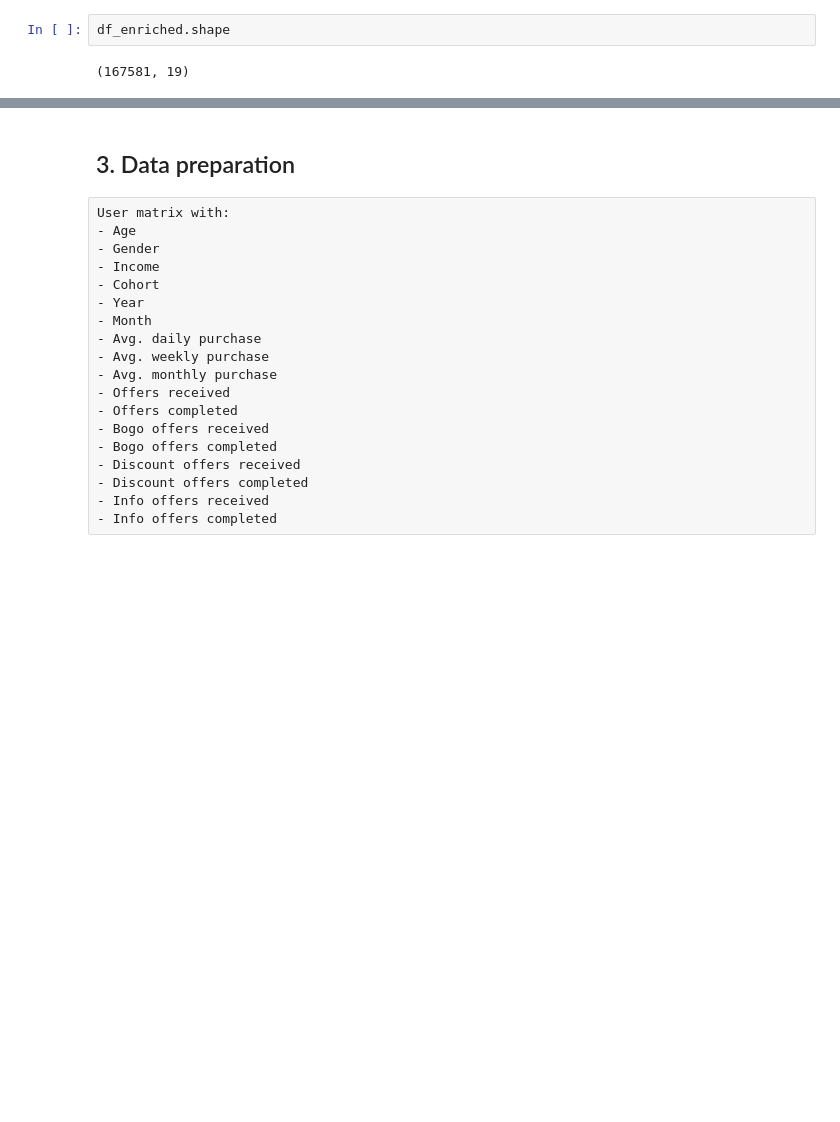
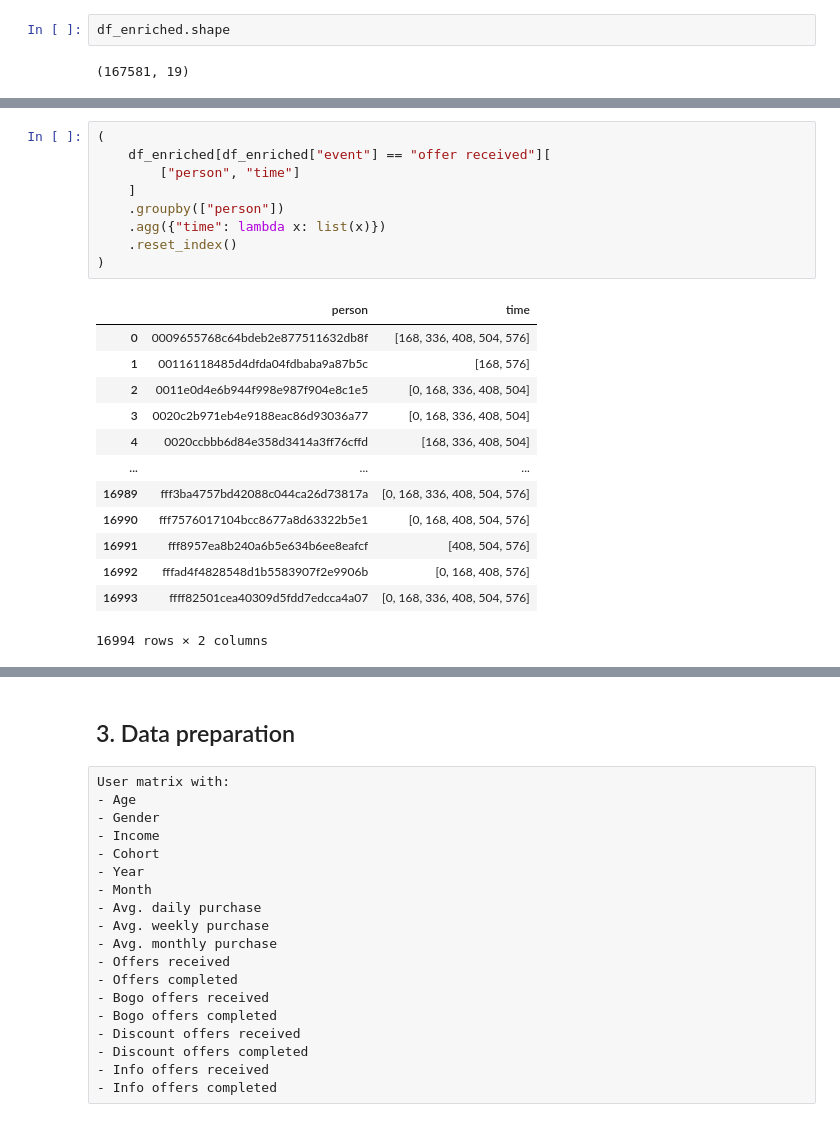
Before and after one commit to gabrieltempass/starbucks, a Jupyter notebook: starbucks.ipynb, the cells around one changed output, grey strips where cells are left out. Cells and saved outputs as stored; diff of their text form; blank space fills up the shorter version.

```diff
--- a/starbucks.ipynb
+++ b/starbucks.ipynb
@@ -264,0 +318,23 @@ df_enriched[["person", "offer_id", "time", "event"]].groupby(by=["person", "offe
+# %%
+(
+    df_enriched[df_enriched["event"] == "offer received"][
+        ["person", "time"]
+    ]
+    .groupby(["person"])
+    .agg({"time": lambda x: list(x)})
+    .reset_index()
+)
+# %% [output]
+|  | person | time |
+| 0 | 0009655768c64bdeb2e877511632db8f | [168, 336, 408, 504, 576] |
+| 1 | 00116118485d4dfda04fdbaba9a87b5c | [168, 576] |
+| 2 | 0011e0d4e6b944f998e987f904e8c1e5 | [0, 168, 336, 408, 504] |
+| 3 | 0020c2b971eb4e9188eac86d93036a77 | [0, 168, 336, 408, 504] |
+| 4 | 0020ccbbb6d84e358d3414a3ff76cffd | [168, 336, 408, 504] |
+| ... | ... | ... |
+| 16989 | fff3ba4757bd42088c044ca26d73817a | [0, 168, 336, 408, 504, 576] |
+| 16990 | fff7576017104bcc8677a8d63322b5e1 | [0, 168, 408, 504, 576] |
+| 16991 | fff8957ea8b240a6b5e634b6ee8eafcf | [408, 504, 576] |
+| 16992 | fffad4f4828548d1b5583907f2e9906b | [0, 168, 408, 576] |
+| 16993 | ffff82501cea40309d5fdd7edcca4a07 | [0, 168, 336, 408, 504, 576] |
+16994 rows × 2 columns
```
Also changed, not shown: parts of 10 cells of this notebook.
